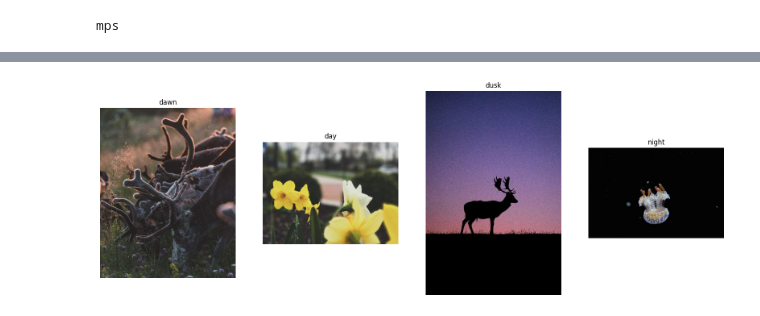
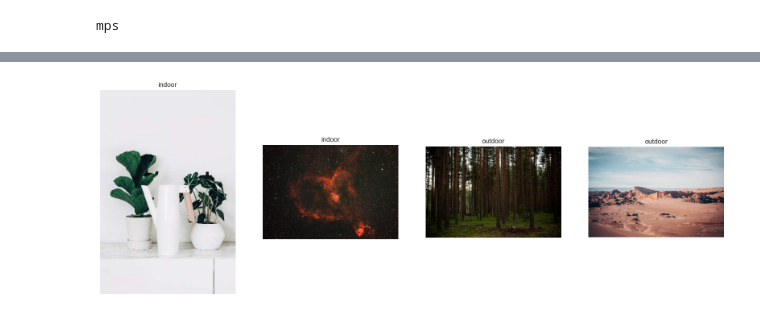
Before and after one commit to harrywang/clip-tasks, a Jupyter notebook: clip-img-cls.ipynb, the cells around one changed output, grey strips where cells are left out. Cells and saved outputs as stored; diff of their text form; code cells hidden in the pictures.

```diff
--- a/clip-img-cls.ipynb
+++ b/clip-img-cls.ipynb
@@ -9,6 +9,7 @@ from matplotlib.image import imread
 from PIL import Image
 import os
 from tqdm import tqdm
+plt.style.use('seaborn-v0_8')
 # %%
 # select device: mps for Apple M1, cuda for GPU
 device = "mps" if torch.backends.mps.is_available() else "cpu"
@@ -23,6 +24,6 @@ model, preprocess = clip.load("ViT-B/32", device=device)  # ViT-L/14@336px is th
 # %%
 # zero-shot classification for one image
 labels = ['dawn', 'day', 'dusk', 'night']  # the target labels
-text_prompts = ['An image taken at ' + label for label in labels]
+text_prompts = ['A photo taken at ' + label for label in labels]
 print(text_prompts)
 # %% [output]
@@ -43,10 +43,13 @@ plt.axis('off')
 image = preprocess(Image.open(im)).unsqueeze(0).to(device)  # preprocess image
 text = clip.tokenize(text_prompts).to(device)  # tokenize the text
 
+# encode the image and text - no used here
+#image_features = model.encode_image(image)  # encode image
+#text_features = model.encode_text(text)  # encode text
+
 with torch.no_grad():  # inference with no_grad
-    image_features = model.encode_image(image)  # encode image
-    text_features = model.encode_text(text)  # encode text
 
+    # logit scores are cosine similarities between the corresponding image and text features, times 100.
     logits_per_image, logits_per_text = model(image, text)
 
     #print(logits_per_image, logits_per_text)  # logits are the same
@@ -55,5 +58,5 @@ with torch.no_grad():  # inference with no_grad
 
 print("Label probabilities:", probs)
 choices = np.argmax(probs)  # use argmax to get the largest number as the prediction
-print(f'This image is classified as taken at {labels[choices]}')
+print(f'This photo is classified as taken at {labels[choices]}.')
 # %% [output]
@@ -96,0 +129,21 @@ for i in tqdm(range(0, total_photos, BATCH_SIZE)):
+# %%
+# random verify the result
+# sample one for each cls: dust, day, dawn, night
+
+photos_pred = pd.read_csv('photos-1k-pred.csv')
+samples = photos_pred.groupby('taken_time').sample(1)
+
+ids = list(samples.photo_id)
+labels = list(samples.taken_time)
+total_photos = len(ids)
+sample_photos = [f'./1k-compressed/'+ idx + '.jpg' for idx in ids]
+
+# display the result horizontally
+fig = figure(figsize=(20, 80))
+
+for i in range(total_photos):
+    ax = fig.add_subplot(1, total_photos, i+1)
+    image = imread(sample_photos[i])
+    imshow(image)
+    ax.set_title(labels[i])
+    axis('off')
@@ -121,23 +213,23 @@ samples = photos_pred.groupby('taken_time').sample(1)
 # %%
 # random verify the result
-# sample one for each cls: dust, day, dawn, night
+# sample two for each cls: dust, day, dawn, night
 
 photos_pred = pd.read_csv('photos-1k-pred.csv')
-samples = photos_pred.groupby('taken_time').sample(1)
+samples = photos_pred.groupby('taken_space').sample(2)
 
 ids = list(samples.photo_id)
-labels = list(samples.taken_time)
+labels = list(samples.taken_space)
 total_photos = len(ids)
-top_photos = [f'./1k-compressed/'+ idx + '.jpg' for idx in ids]
+sample_photos = [f'./1k-compressed/'+ idx + '.jpg' for idx in ids]
 
 # display the result horizontally
 fig = figure(figsize=(20, 80))
 
 for i in range(total_photos):
     ax = fig.add_subplot(1, total_photos, i+1)
-    image = imread(top_photos[i])
+    image = imread(sample_photos[i])
     imshow(image)
     ax.set_title(labels[i])
     axis('off')
 # %% [output]
-[figure, old version]
+[figure, new version]
```
Also changed, not shown: parts of 10 cells of this notebook, 1 other file.
